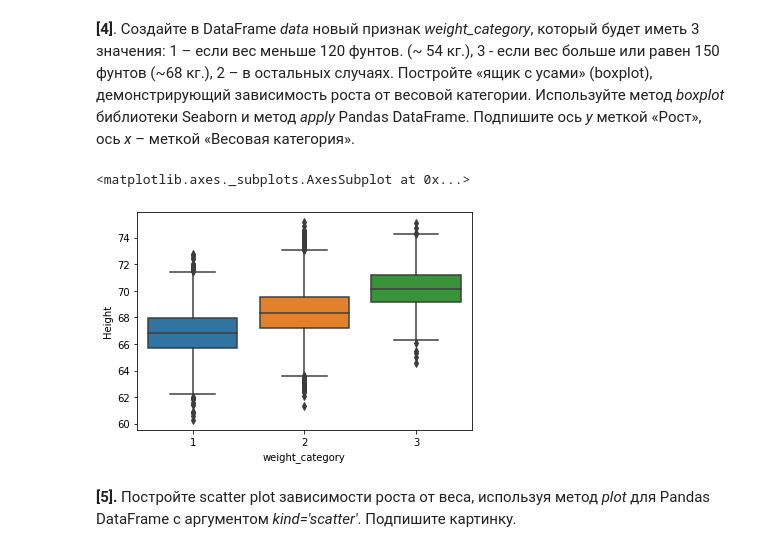
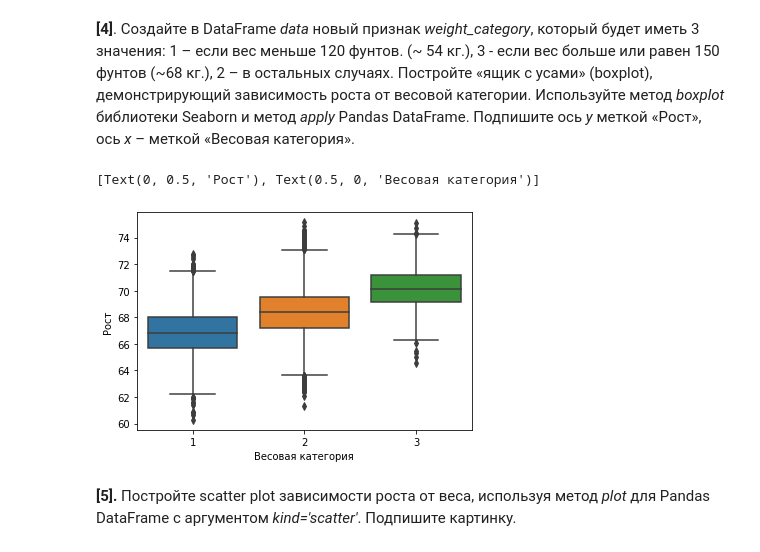
Before and after one commit to vnchurmanov/MachineL_and_DataA, a Jupyter notebook: 2.1_Linear_regression.ipynb, the cells around one changed output. Cells and saved outputs as stored; diff of their text form; code cells hidden in the pictures.

Commit message:
Добавил в задании с box plot к графику метод set, для подписей осей (ax.set(xlabel='Весовая категория', ylabel='Рост'), thanks to Galina Golodko

```diff
--- a/2.1_Linear_regression.ipynb
+++ b/2.1_Linear_regression.ipynb
@@ -92,14 +92,15 @@ sns.pairplot(data)
 # %%
 def weight_category(weight):
     if weight < 120:
         return 1
     return 3 if weight >= 150 else 2
 
 data['weight_category'] = data['Weight'].apply(weight_category)
-sns.boxplot(x=data["weight_category"], y=data["Height"])
+graph = sns.boxplot(x=data["weight_category"], y=data["Height"])
+graph.set(xlabel='Весовая категория', ylabel='Рост')
 # %% [output]
-<matplotlib.axes._subplots.AxesSubplot at 0x...>
+[Text(0, 0.5, 'Рост'), Text(0.5, 0, 'Весовая категория')]
-[figure, old version]
+[figure, new version]
 # %% [markdown]
 **[5].** Постройте scatter plot зависимости роста от веса, используя метод *plot* для Pandas DataFrame с аргументом *kind='scatter'*. Подпишите картинку.
 # %%
```
Also changed, not shown: 1 other file.
